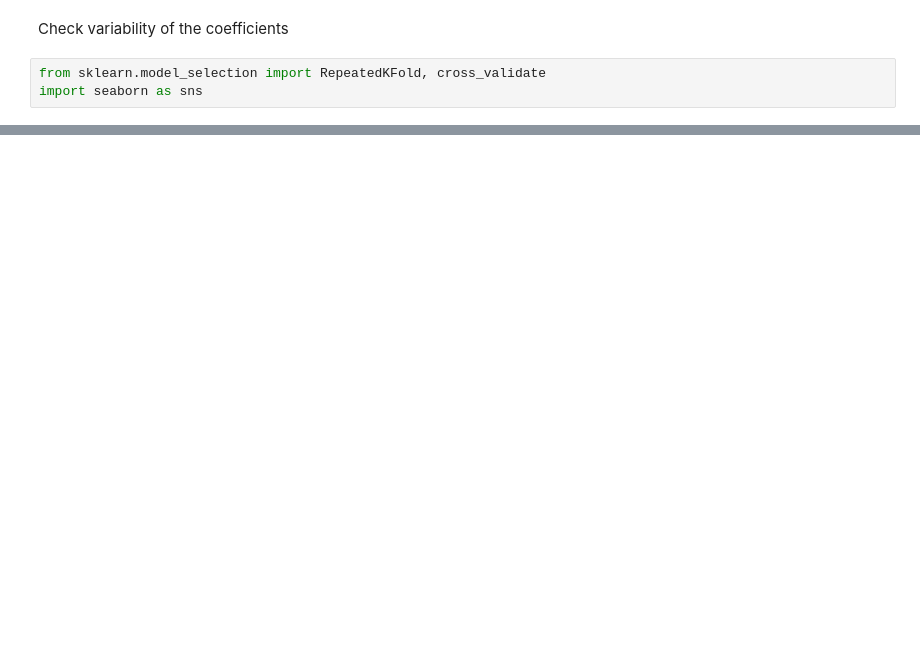
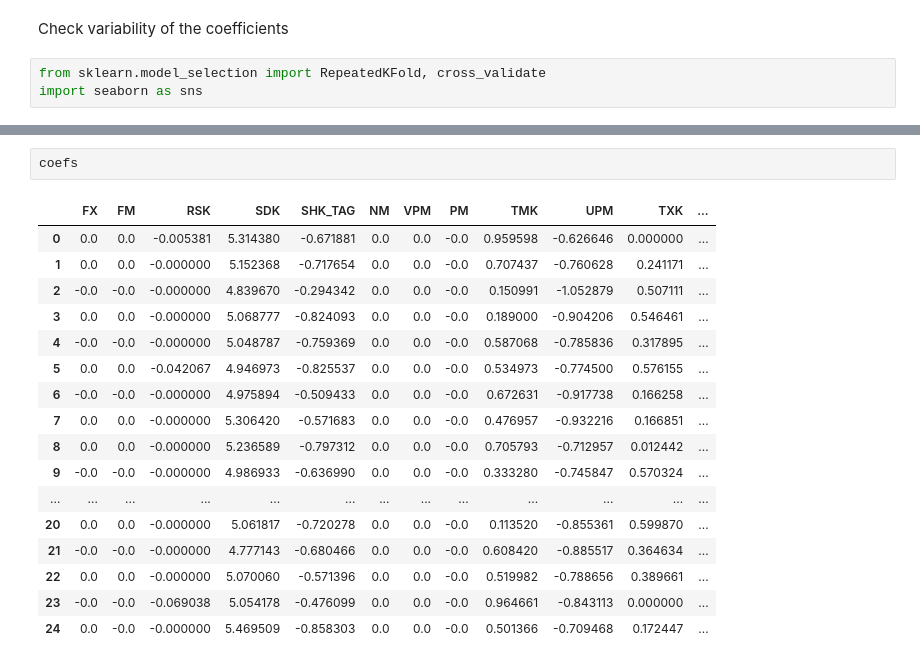
Before and after one commit to Xploeng/DataLiteracy, a Jupyter notebook: experiments/make_linear_regression.ipynb, the cells around one changed output, grey strips where cells are left out. Drawn from its saved outputs; the diff is of its cells as text; blank space fills up the shorter version.

```diff
--- a/experiments/make_linear_regression.ipynb
+++ b/experiments/make_linear_regression.ipynb
@@ -400,0 +371,20 @@ for season in seasons:
+# %%
+coefs
+# %% [output]
+|  | FX | FM | RSK | SDK | SHK_TAG | NM | VPM | PM | TMK | UPM | TXK | ... |
+| 0 | 0.0 | 0.0 | -0.005381 | 5.314380 | -0.671881 | 0.0 | 0.0 | -0.0 | 0.959598 | -0.626646 | 0.000000 | ... |
+| 1 | 0.0 | 0.0 | -0.000000 | 5.152368 | -0.717654 | 0.0 | 0.0 | -0.0 | 0.707437 | -0.760628 | 0.241171 | ... |
+| 2 | -0.0 | -0.0 | -0.000000 | 4.839670 | -0.294342 | 0.0 | 0.0 | -0.0 | 0.150991 | -1.052879 | 0.507111 | ... |
+| 3 | 0.0 | 0.0 | -0.000000 | 5.068777 | -0.824093 | 0.0 | 0.0 | -0.0 | 0.189000 | -0.904206 | 0.546461 | ... |
+| 4 | -0.0 | -0.0 | -0.000000 | 5.048787 | -0.759369 | 0.0 | 0.0 | -0.0 | 0.587068 | -0.785836 | 0.317895 | ... |
+| 5 | 0.0 | 0.0 | -0.042067 | 4.946973 | -0.825537 | 0.0 | 0.0 | -0.0 | 0.534973 | -0.774500 | 0.576155 | ... |
+| 6 | -0.0 | -0.0 | -0.000000 | 4.975894 | -0.509433 | 0.0 | 0.0 | -0.0 | 0.672631 | -0.917738 | 0.166258 | ... |
+| 7 | 0.0 | 0.0 | -0.000000 | 5.306420 | -0.571683 | 0.0 | 0.0 | -0.0 | 0.476957 | -0.932216 | 0.166851 | ... |
+| 8 | 0.0 | 0.0 | -0.000000 | 5.236589 | -0.797312 | 0.0 | 0.0 | -0.0 | 0.705793 | -0.712957 | 0.012442 | ... |
+| 9 | -0.0 | -0.0 | -0.000000 | 4.986933 | -0.636990 | 0.0 | 0.0 | -0.0 | 0.333280 | -0.745847 | 0.570324 | ... |
+| ... | ... | ... | ... | ... | ... | ... | ... | ... | ... | ... | ... | ... |
+| 20 | 0.0 | 0.0 | -0.000000 | 5.061817 | -0.720278 | 0.0 | 0.0 | -0.0 | 0.113520 | -0.855361 | 0.599870 | ... |
+| 21 | -0.0 | -0.0 | -0.000000 | 4.777143 | -0.680466 | 0.0 | 0.0 | -0.0 | 0.608420 | -0.885517 | 0.364634 | ... |
+| 22 | 0.0 | 0.0 | -0.000000 | 5.070060 | -0.571396 | 0.0 | 0.0 | -0.0 | 0.519982 | -0.788656 | 0.389661 | ... |
+| 23 | -0.0 | -0.0 | -0.069038 | 5.054178 | -0.476099 | 0.0 | 0.0 | -0.0 | 0.964661 | -0.843113 | 0.000000 | ... |
+| 24 | 0.0 | -0.0 | -0.000000 | 5.469509 | -0.858303 | 0.0 | 0.0 | -0.0 | 0.501366 | -0.709468 | 0.172447 | ... |
```
Also changed, not shown: parts of 3 cells of this notebook, 4 other files.
